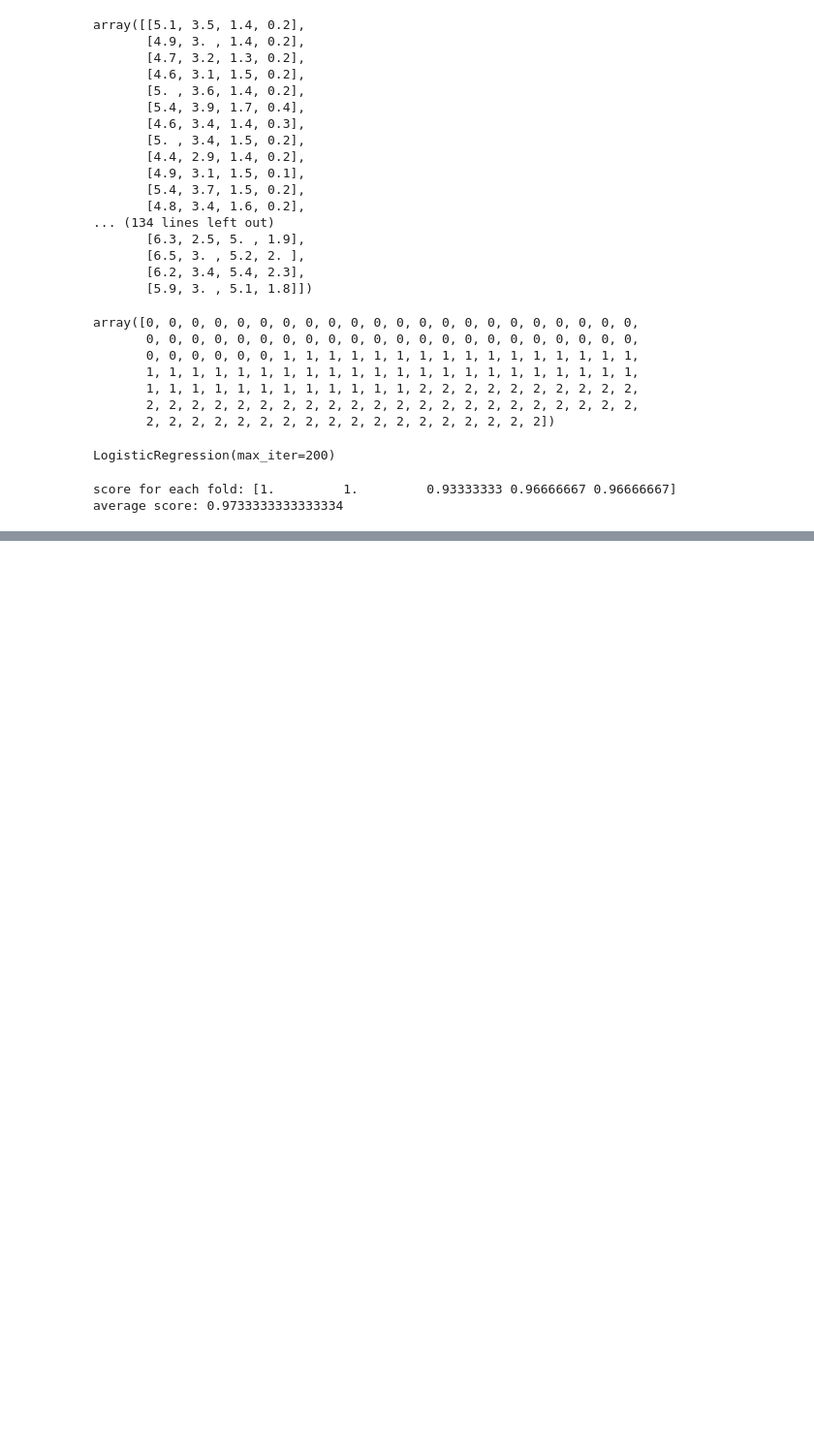
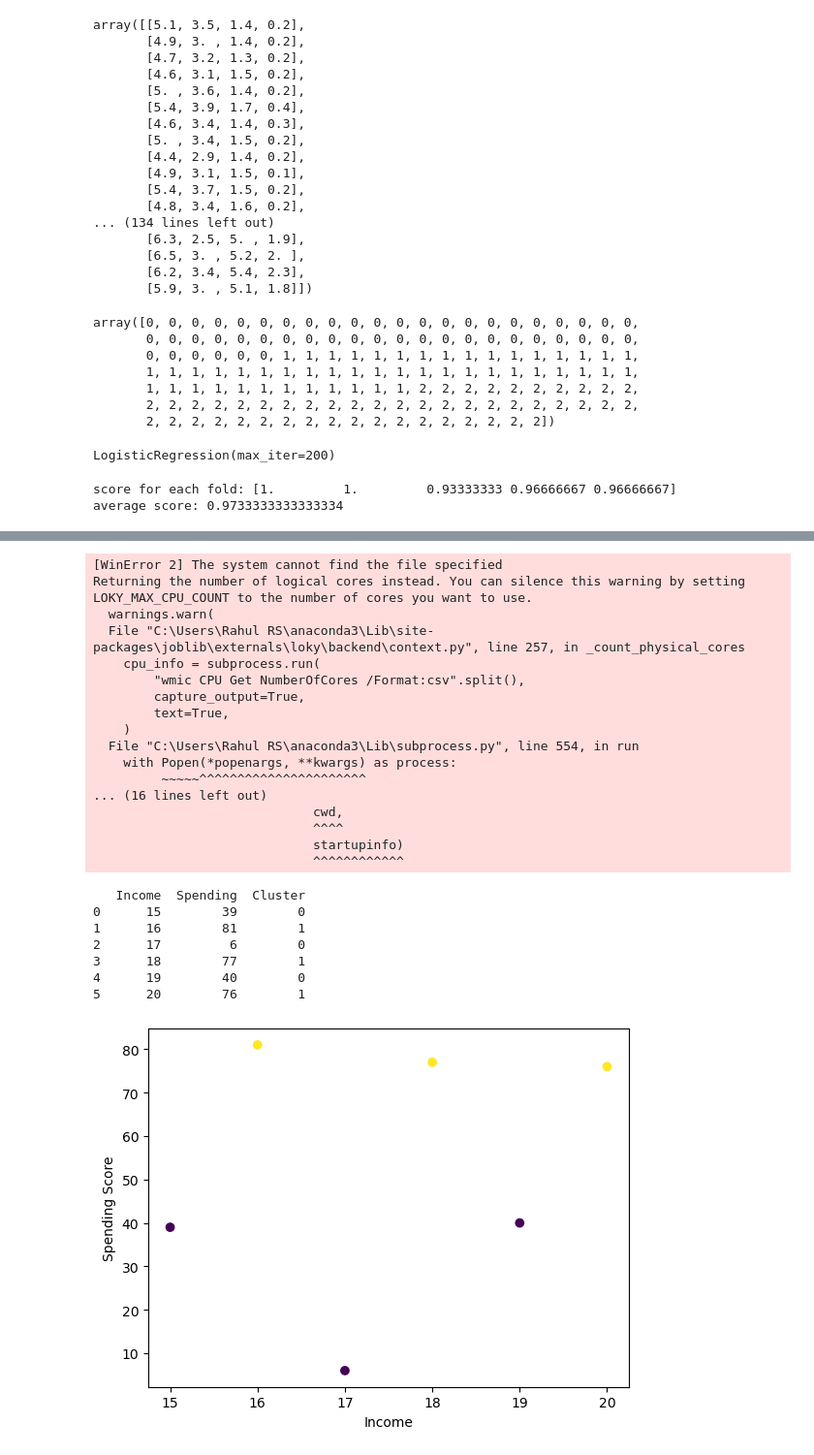
Before and after one commit to RahulRS-coder/Data-Science, a Jupyter notebook: linear regression.ipynb, the cells around one changed output, grey strips where cells are left out. Shown at 97% size. Cells and saved outputs as stored; diff of their text form; code cells hidden in the pictures; blank space fills up the shorter version.

```diff
--- a/linear regression.ipynb
+++ b/linear regression.ipynb
@@ -3091,0 +3186,50 @@ average score: 0.9733333333333334
+# %%
+import pandas as pd
+from sklearn.cluster import KMeans
+import matplotlib.pyplot as plt
+
+# Sample data
+data = {
+    'Income': [15, 16, 17, 18, 19, 20],
+    'Spending': [39, 81, 6, 77, 40, 76]
+}
+
+df = pd.DataFrame(data)
+
+# Apply K-Means
+kmeans = KMeans(n_clusters=2, random_state=42)
+df['Cluster'] = kmeans.fit_predict(df)
+
+print(df)
+
+# Visualization
+plt.scatter(df['Income'], df['Spending'], c=df['Cluster'])
+plt.xlabel("Income")
+plt.ylabel("Spending Score")
+plt.show()
+# %% [output]
+[WinError 2] The system cannot find the file specified
+Returning the number of logical cores instead. You can silence this warning by setting LOKY_MAX_CPU_COUNT to the number of cores you want to use.
+  warnings.warn(
+  File "C:\Users\Rahul RS\anaconda3\Lib\site-packages\joblib\externals\loky\backend\context.py", line 257, in _count_physical_cores
+    cpu_info = subprocess.run(
+        "wmic CPU Get NumberOfCores /Format:csv".split(),
+        capture_output=True,
+        text=True,
+    )
+  File "C:\Users\Rahul RS\anaconda3\Lib\subprocess.py", line 554, in run
+    with Popen(*popenargs, **kwargs) as process:
+         ~~~~~^^^^^^^^^^^^^^^^^^^^^^
+... (16 lines left out)
+                             cwd,
+                             ^^^^
+                             startupinfo)
+                             ^^^^^^^^^^^^
+   Income  Spending  Cluster
+0      15        39        0
+1      16        81        1
+2      17         6        0
+3      18        77        1
+4      19        40        0
+5      20        76        1
+[figure, added]
```
Also changed, not shown: parts of 20 cells of this notebook.
